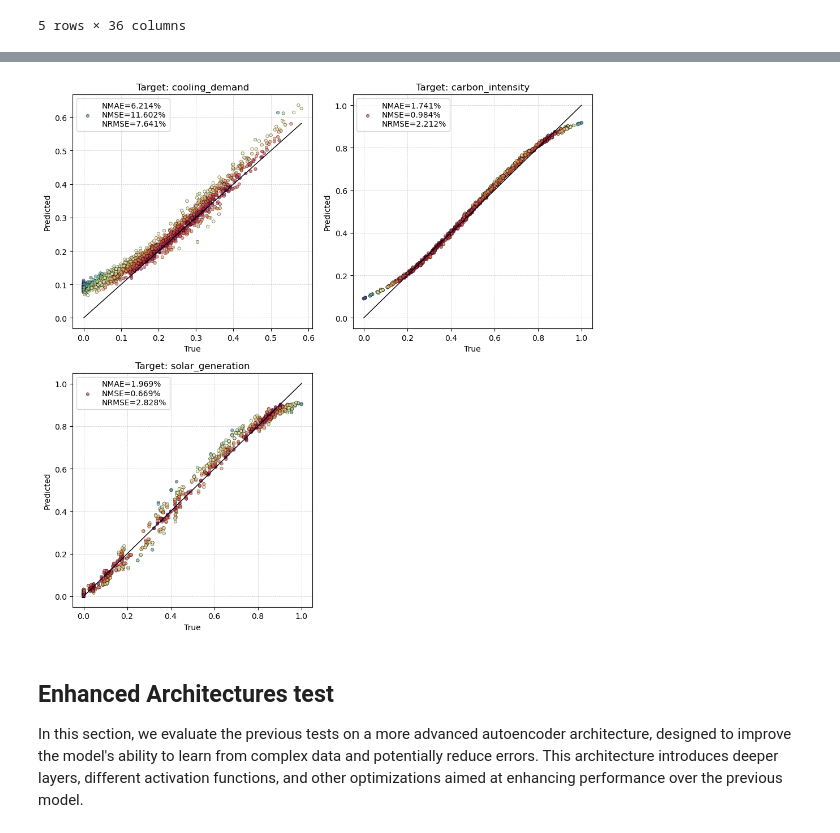
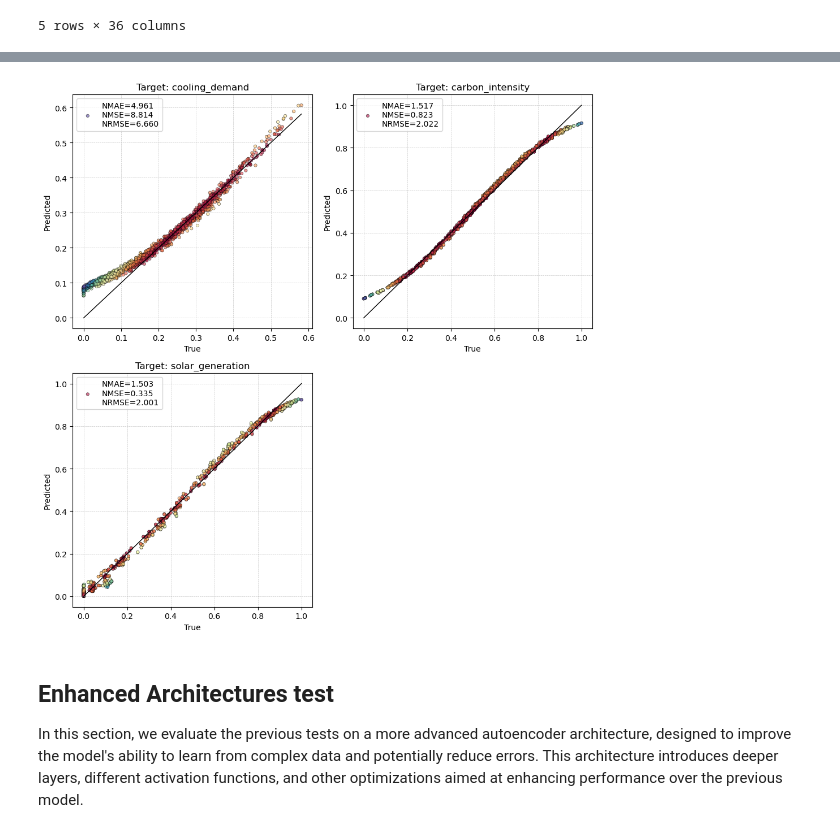
Before and after one commit to federicogiacopuzzi-univr/ProgressiveModeling, a Jupyter notebook: notebooks/evaluate_autoencoders.ipynb, the cells around one changed output, grey strips where cells are left out. Drawn from its saved outputs; the diff is of its cells as text; code cells hidden in the pictures.

```diff
--- a/notebooks/evaluate_autoencoders.ipynb
+++ b/notebooks/evaluate_autoencoders.ipynb
@@ -183,5 +140,5 @@ test_df.tail()
 | 1439 | 6 | 24 | 6 | 0 | 24.444440 | -0.000004 | ... |
 5 rows × 36 columns
 # %%
-real_2, pred_2 = aeb.Autoencoder(train_df=train_df, test_df=test_df, features=features, epochs = 1000, batch_size=256)
+real_2, pred_2 = aeb.Autoencoder(train_df=train_df, test_df=test_df, features=features, epochs = 3000, batch_size=256)
 # %% [output]
@@ -205,7 +162,7 @@ Epoch 1000/1000
 # %%
-plot_all_target_comparisons(real_2, pred_2, targets, features, percent=True)
+plt.plot_targets(real_2, pred_2, targets, features, percent=True)
 # %% [output]
-[figure, old version]
+[figure, new version]
 # %% [markdown]
 ## Enhanced Architectures test
 In this section, we evaluate the previous tests on a more advanced autoencoder architecture, designed to improve the model's ability to learn from complex data and potentially reduce errors. This architecture introduces deeper layers, different activation functions, and other optimizations aimed at enhancing performance over the previous model.
```
Also changed, not shown: parts of 19 cells of this notebook, 6 other files.
